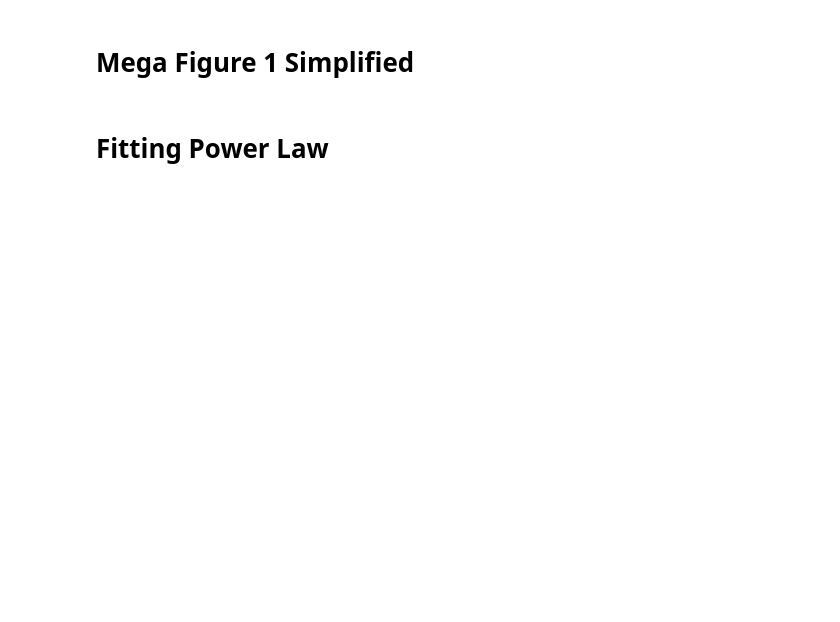
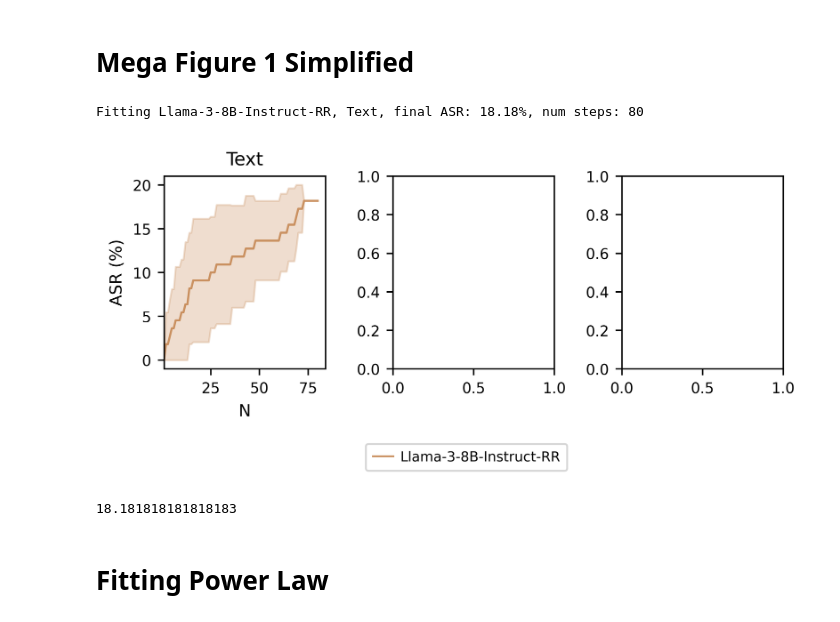
Before and after one commit to justinwangx/bon-jailbreaking, a Jupyter notebook: experiments/2_plot_asr.ipynb, the cells around one changed output. Saved outputs shown, nothing was run; the diff lists cells and outputs as text; code cells hidden in the pictures; blank space fills up the shorter version.

```diff
--- a/experiments/2_plot_asr.ipynb
+++ b/experiments/2_plot_asr.ipynb
@@ -24,5 +24,5 @@ def convert_to_percentages(data):
 # %% [markdown]
 # Load data
 # %%
-direct_requests =  Path("./data/direct_request.jsonl")
+direct_requests =  Path("../data/direct_request.jsonl")
 df_direct = utils.load_jsonl_df(direct_requests)
@@ -62,22 +60,23 @@ def get_powerlaw_data(models, shotgun_type="text", num_steps=8, train_split=1000
 
     return experiments
 # %%
-root_dir_text = Path("./exp/bon/text")
+root_dir_text = Path("../exp/bon/text")
 # root_dir_audio = Path("./exp/bon/audio")
 # root_dir_image = Path("./exp/bon/image")
 
 text_models = {
-    "GPT-4o-Mini": root_dir_text / "gpt-4o-mini",
+    # "GPT-4o-Mini": root_dir_text / "gpt-4o-mini",
+    "Llama-3-8B-Instruct-RR": root_dir_text / "Llama-3-8B-Instruct-RR"
 }
 
-audio_models = {
-    "Gemini Flash": root_dir_audio / "gemini-1.5-flash-001",
-}
-
-vision_models = {
-    "GPT-4o-Mini": root_dir_image / "gpt-4o-mini",
-}
+# audio_models = {
+#     "Gemini Flash": root_dir_audio / "gemini-1.5-flash-001",
+# }
+#
+# vision_models = {
+#     "GPT-4o-Mini": root_dir_image / "gpt-4o-mini",
+# }
 
 text_experiments = get_powerlaw_data(text_models, shotgun_type="text", num_steps=8)
-vision_experiments = get_powerlaw_data(vision_models, shotgun_type="image", num_steps=8)
-audio_experiments = get_powerlaw_data(audio_models, shotgun_type="audio", num_steps=8)
+# vision_experiments = get_powerlaw_data(vision_models, shotgun_type="image", num_steps=8)
+# audio_experiments = get_powerlaw_data(audio_models, shotgun_type="audio", num_steps=8)
@@ -93,18 +104,20 @@ color_mapping = {
     "Circuit Breaking": color_palette[4],
     "DiVA": color_palette[8],
     "Cygnet": color_palette[5],
-    "Cygnet w/ system prompt": color_palette[5]
+    "Cygnet w/ system prompt": color_palette[5],
+    "Llama-3-8B-Instruct-RR": color_palette[5]
 }
 # %% [markdown]
 # Mega Figure 1 Simplified
 # %%
 
-models_to_plot = ["GPT-4o-Mini", "Gemini Flash"]
+# models_to_plot = ["GPT-4o-Mini", "Gemini Flash"]
+models_to_plot = ["Llama-3-8B-Instruct-RR"]
 
 fig, axes = plt.subplots(1, 3, figsize=(5.5, 2.5), dpi=600)
 
 all_asrs = []
-for i, (modality_exp, modality_name) in enumerate(zip([text_experiments, vision_experiments, audio_experiments], ["Text", "Vision", "Audio"])):
+for i, (modality_exp, modality_name) in enumerate(zip([text_experiments], ["Text"])):
     for j, (exp_name, asrs) in enumerate(modality_exp.items()):
         if exp_name not in models_to_plot:
             continue
@@ -145,33 +158,37 @@ for i, (modality_exp, modality_name) in enumerate(zip([text_experiments, vision_
     #     ax.set_xticks([0, 2500, 5000, 7500, 10000], [0, "2.5k", "5k", "7.5k", "10k"])
     # ax.set_xlim(right=7200 if i > 0 else 10000)
     # ax.set_ylim(0, 102)
     ax.set_xlabel("N")
 
 
 plt.tight_layout()
 
 # Add legend elements
 legend_elements = []
 for exp_name, color in color_mapping.items():
     if exp_name in models_to_plot:
         legend_elements.append(Line2D([0], [0], color=color, linestyle="-", lw=1, label=f"{exp_name}"))
 
 # Create a single legend below the plots
 fig.legend(handles=legend_elements,
            loc='lower center',
            ncol=4,
            bbox_to_anchor=(0.52, -0.05),
            columnspacing=1,
            handlelength=1.5,
            handletextpad=0.5,
            borderpad=0.5,
            labelspacing=0.5)
 
 plt.subplots_adjust(bottom=0.28)  # Increased bottom margin
 plt.show()
 plt.close()
 
 print(np.mean(all_asrs))
+# %% [output]
+Fitting Llama-3-8B-Instruct-RR, Text, final ASR: 18.18%, num steps: 80
+[figure, added]
+18.181818181818183
 # %% [markdown]
 # Fitting Power Law
 # %%
```
Also changed, not shown: parts of 2 cells of this notebook.
